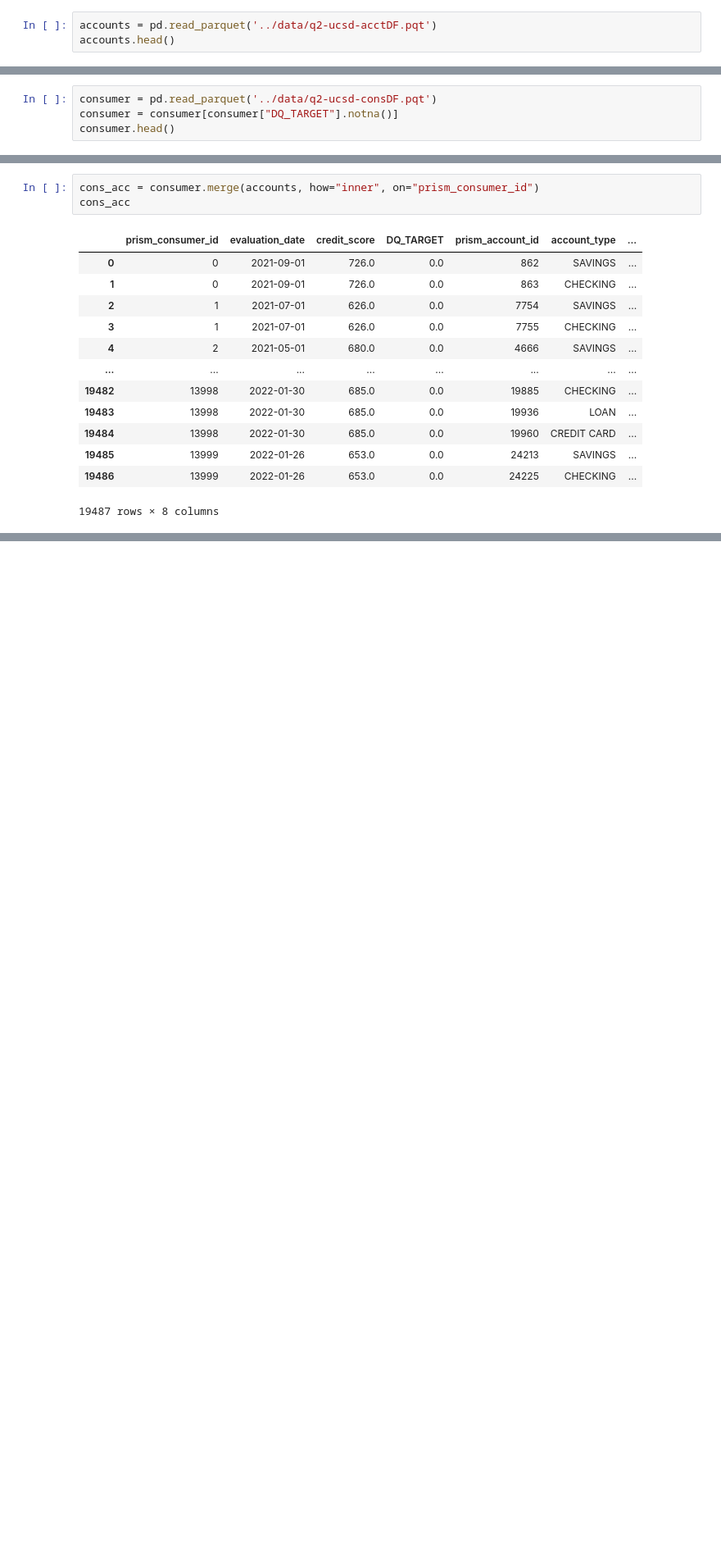
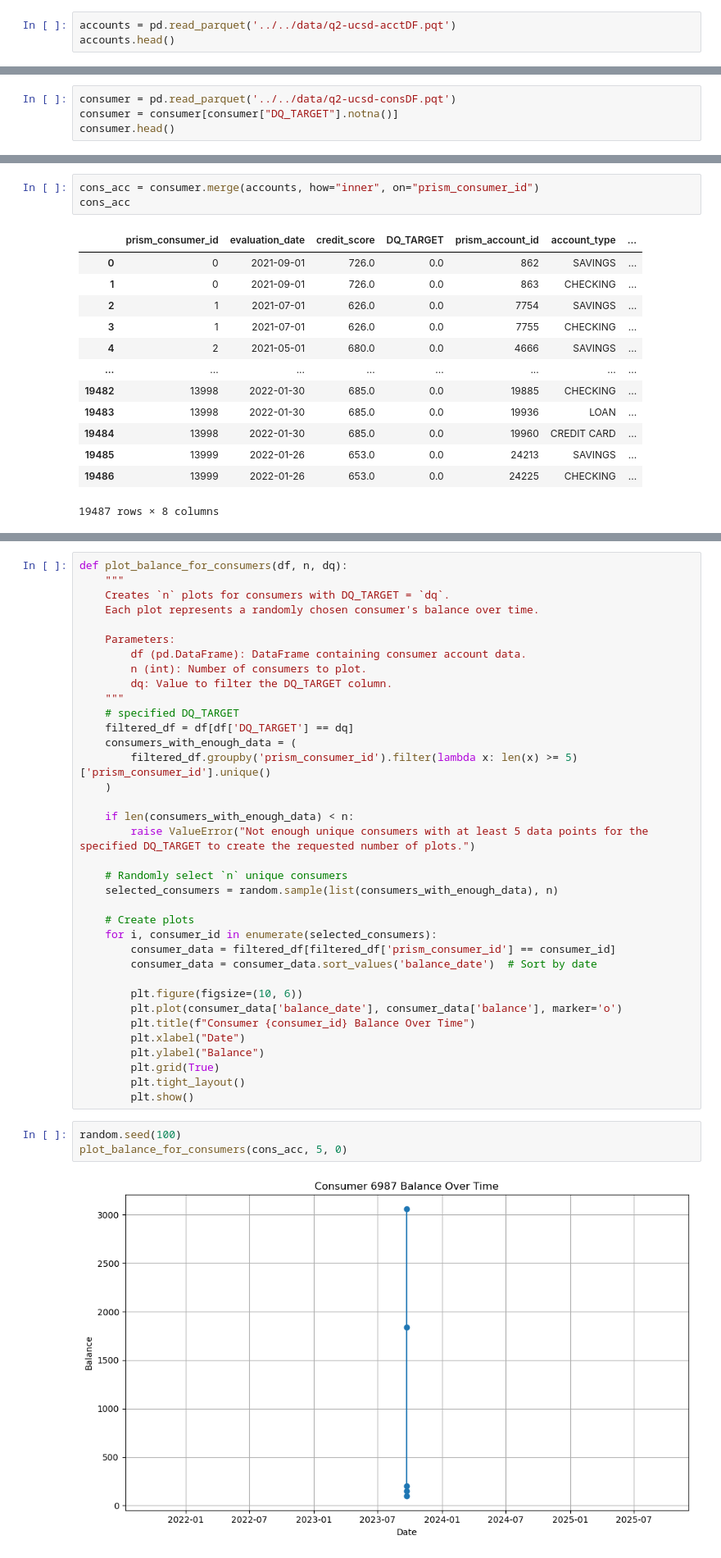
Before and after one commit to hillarychang/dsc180b-capstone-q2, a Jupyter notebook: src/notebooks/kurumi_q2_eda.ipynb, the cells around one changed output, grey strips where cells are left out. Shown at 82% size. Cells and saved outputs as stored; diff of their text form; blank space fills up the shorter version.

Commit message:
add plots for good/bad (?)

```diff
--- a/src/notebooks/kurumi_q2_eda.ipynb
+++ b/src/notebooks/kurumi_q2_eda.ipynb
@@ -2,7 +2,7 @@
 import pandas as pd
 import numpy as np
 # %%
-accounts = pd.read_parquet('../data/q2-ucsd-acctDF.pqt')
+accounts = pd.read_parquet('../../data/q2-ucsd-acctDF.pqt')
 accounts.head()
 # %% [output]
 |  | prism_consumer_id | prism_account_id | account_type | balance_date | balance |
@@ -12,7 +12,7 @@ accounts.head()
 | 3 | 4416 | 3 | CHECKING | 2022-03-31 | 66.42 |
 | 4 | 4227 | 4 | CHECKING | 2021-07-31 | 7042.90 |
 # %%
-consumer = pd.read_parquet('../data/q2-ucsd-consDF.pqt')
+consumer = pd.read_parquet('../../data/q2-ucsd-consDF.pqt')
 consumer = consumer[consumer["DQ_TARGET"].notna()]
 consumer.head()
 # %% [output]
@@ -221,0 +228,41 @@ cons_acc
+# %%
+def plot_balance_for_consumers(df, n, dq):
+    """
+    Creates `n` plots for consumers with DQ_TARGET = `dq`.
+    Each plot represents a randomly chosen consumer's balance over time.
+
+    Parameters:
+        df (pd.DataFrame): DataFrame containing consumer account data.
+        n (int): Number of consumers to plot.
+        dq: Value to filter the DQ_TARGET column.
+    """
+    # specified DQ_TARGET
+    filtered_df = df[df['DQ_TARGET'] == dq]
+    consumers_with_enough_data = (
+        filtered_df.groupby('prism_consumer_id').filter(lambda x: len(x) >= 5)['prism_consumer_id'].unique()
+    )
+
+    if len(consumers_with_enough_data) < n:
+        raise ValueError("Not enough unique consumers with at least 5 data points for the specified DQ_TARGET to create the requested number of plots.")
+
+    # Randomly select `n` unique consumers
+    selected_consumers = random.sample(list(consumers_with_enough_data), n)
+
+    # Create plots
+    for i, consumer_id in enumerate(selected_consumers):
+        consumer_data = filtered_df[filtered_df['prism_consumer_id'] == consumer_id]
+        consumer_data = consumer_data.sort_values('balance_date')  # Sort by date
+
+        plt.figure(figsize=(10, 6))
+        plt.plot(consumer_data['balance_date'], consumer_data['balance'], marker='o')
+        plt.title(f"Consumer {consumer_id} Balance Over Time")
+        plt.xlabel("Date")
+        plt.ylabel("Balance")
+        plt.grid(True)
+        plt.tight_layout()
+        plt.show()
+# %%
+random.seed(100)
+plot_balance_for_consumers(cons_acc, 5, 0)
+# %% [output]
+[figure, added]
```
Also changed, not shown: parts of 7 cells of this notebook.
